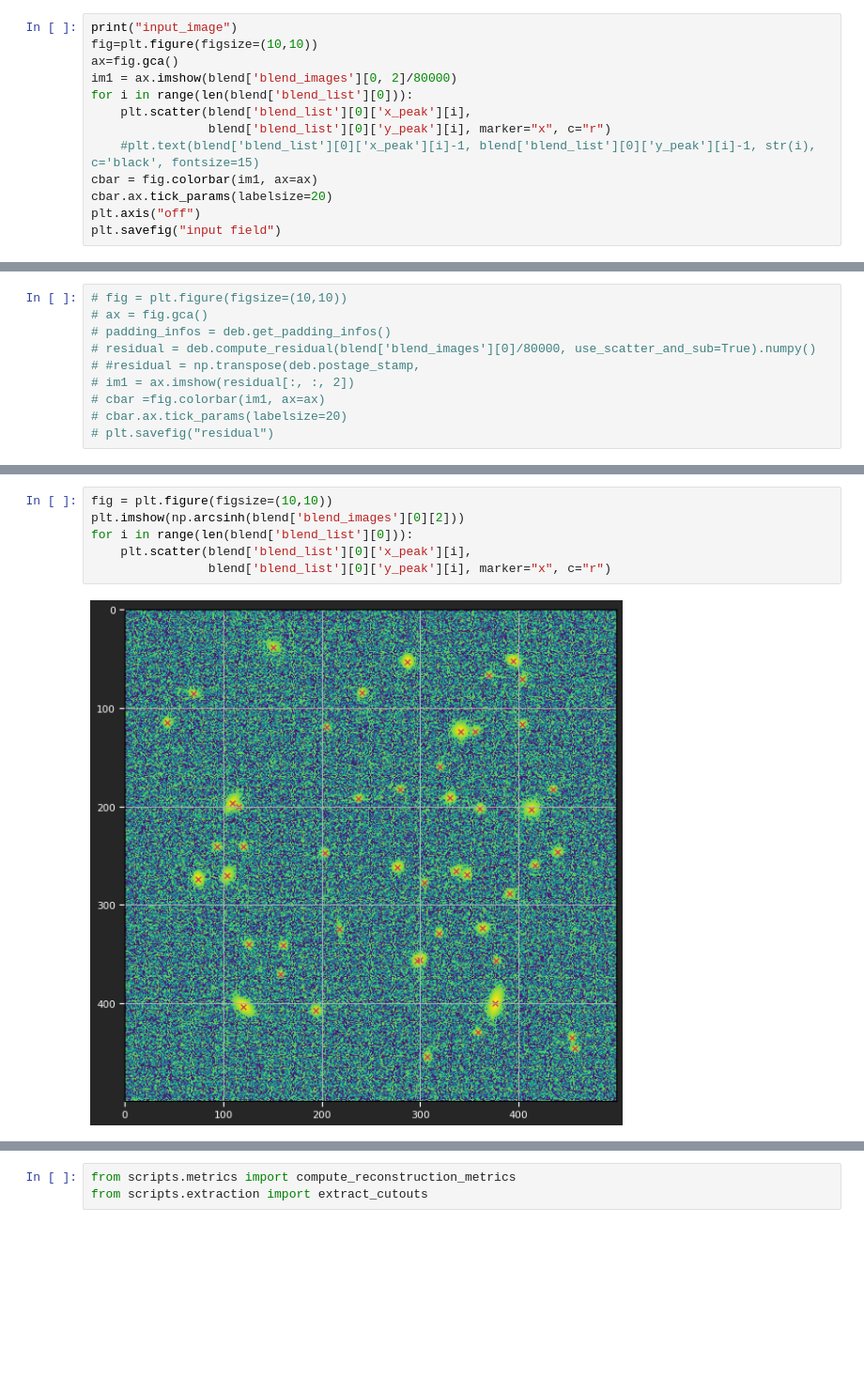
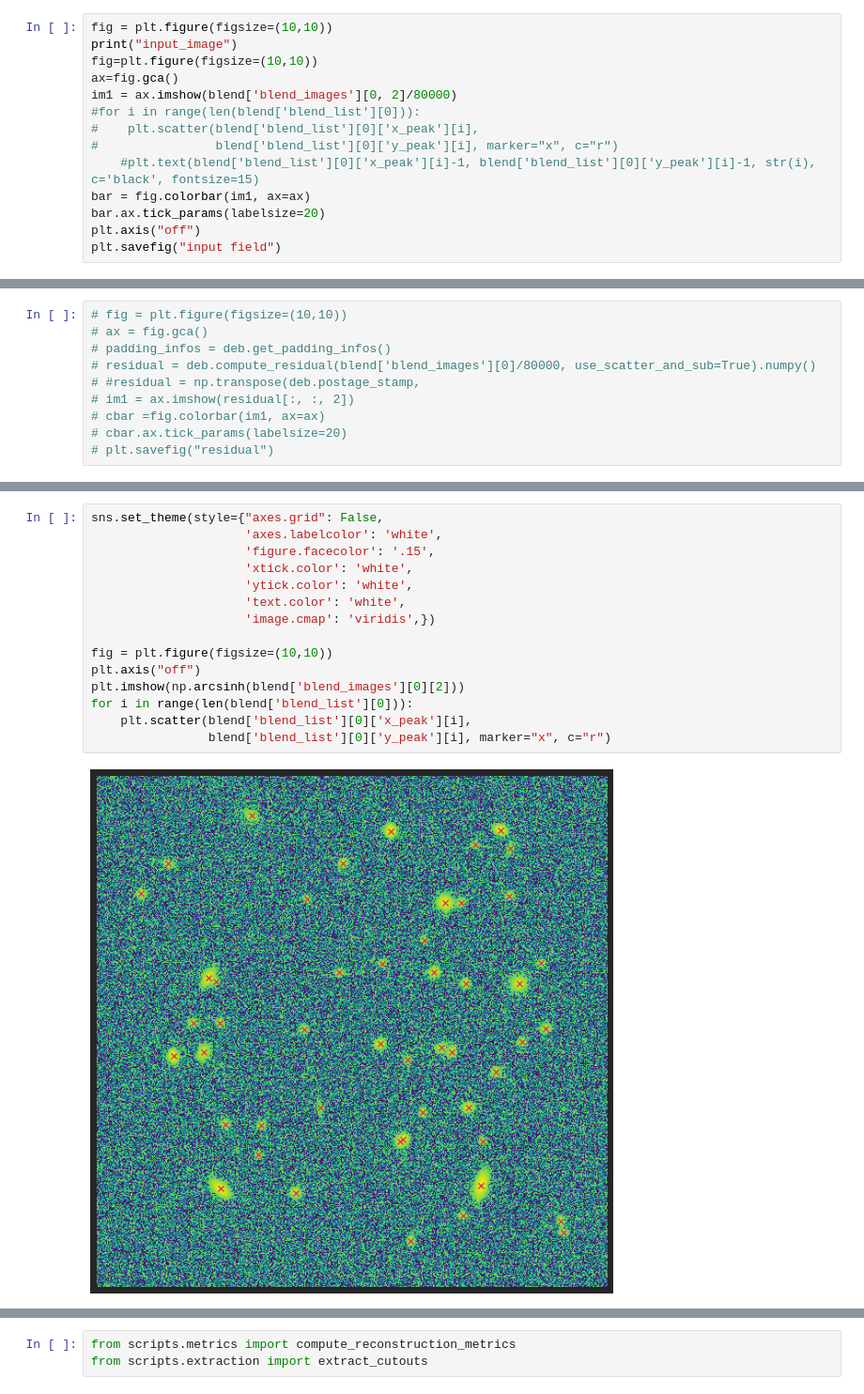
Before and after one commit to b-biswas/MADNESS-legacy, a Jupyter notebook: notebooks/test_simultaneous_deblending.ipynb, the cells around one changed output, grey strips where cells are left out. Shown at 94% size. Saved outputs shown, nothing was run; the diff lists cells and outputs as text; blank space fills up the shorter version.

```diff
--- a/notebooks/test_simultaneous_deblending.ipynb
+++ b/notebooks/test_simultaneous_deblending.ipynb
@@ -118,16 +118,17 @@ for i in range(len(blend['blend_list'][0])):
 input_image
 [figure]
 # %%
+fig = plt.figure(figsize=(10,10))
 print("input_image")
 fig=plt.figure(figsize=(10,10))
 ax=fig.gca()
 im1 = ax.imshow(blend['blend_images'][0, 2]/80000)
-for i in range(len(blend['blend_list'][0])):
-    plt.scatter(blend['blend_list'][0]['x_peak'][i],
-                blend['blend_list'][0]['y_peak'][i], marker="x", c="r")
+#for i in range(len(blend['blend_list'][0])):
+#    plt.scatter(blend['blend_list'][0]['x_peak'][i],
+#                blend['blend_list'][0]['y_peak'][i], marker="x", c="r")
     #plt.text(blend['blend_list'][0]['x_peak'][i]-1, blend['blend_list'][0]['y_peak'][i]-1, str(i), c='black', fontsize=15)
-cbar = fig.colorbar(im1, ax=ax)
-cbar.ax.tick_params(labelsize=20)
+bar = fig.colorbar(im1, ax=ax)
+bar.ax.tick_params(labelsize=20)
 plt.axis("off")
 plt.savefig("input field")
 # %% [output]
@@ -256,13 +258,22 @@ plt.savefig("predictions")
 # %% [output]
 [figure]
 # %%
+sns.set_theme(style={"axes.grid": False,
+                     'axes.labelcolor': 'white',
+                     'figure.facecolor': '.15',
+                     'xtick.color': 'white',
+                     'ytick.color': 'white',
+                     'text.color': 'white',
+                     'image.cmap': 'viridis',})
+
 fig = plt.figure(figsize=(10,10))
+plt.axis("off")
 plt.imshow(np.arcsinh(blend['blend_images'][0][2]))
 for i in range(len(blend['blend_list'][0])):
     plt.scatter(blend['blend_list'][0]['x_peak'][i],
                 blend['blend_list'][0]['y_peak'][i], marker="x", c="r")
 # %% [output]
-[figure, old version]
+[figure, new version]
 # %%
 fig = plt.figure(figsize=(10,10))
 ax = fig.gca()
```
Also changed, not shown: parts of 10 cells of this notebook, 2 other files.
